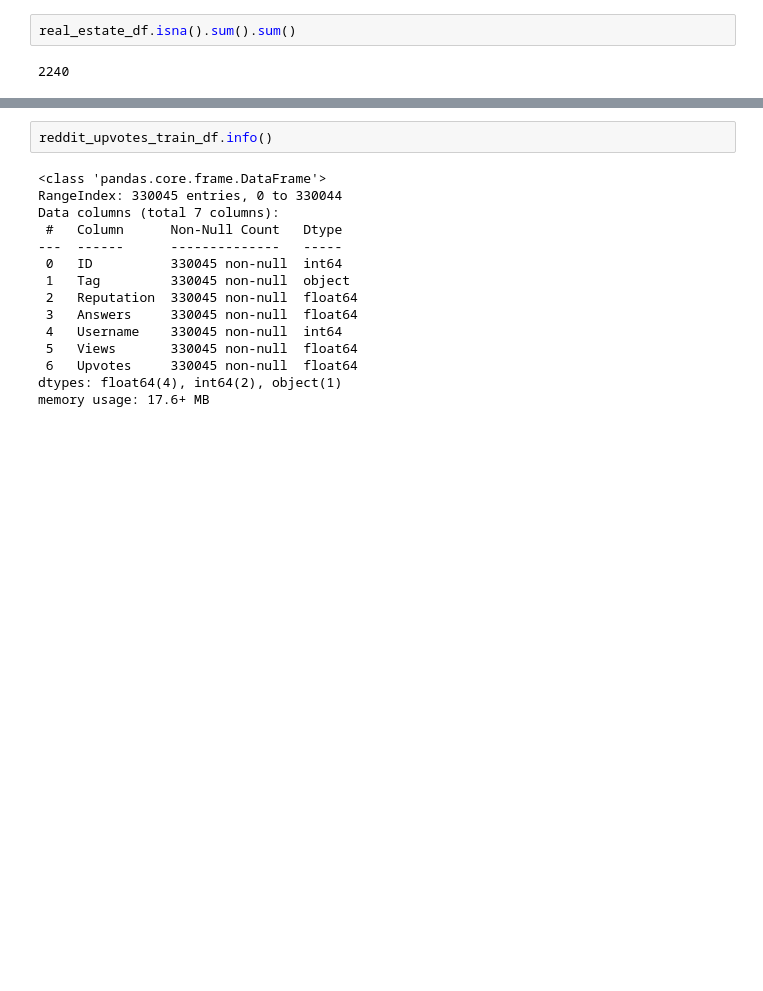
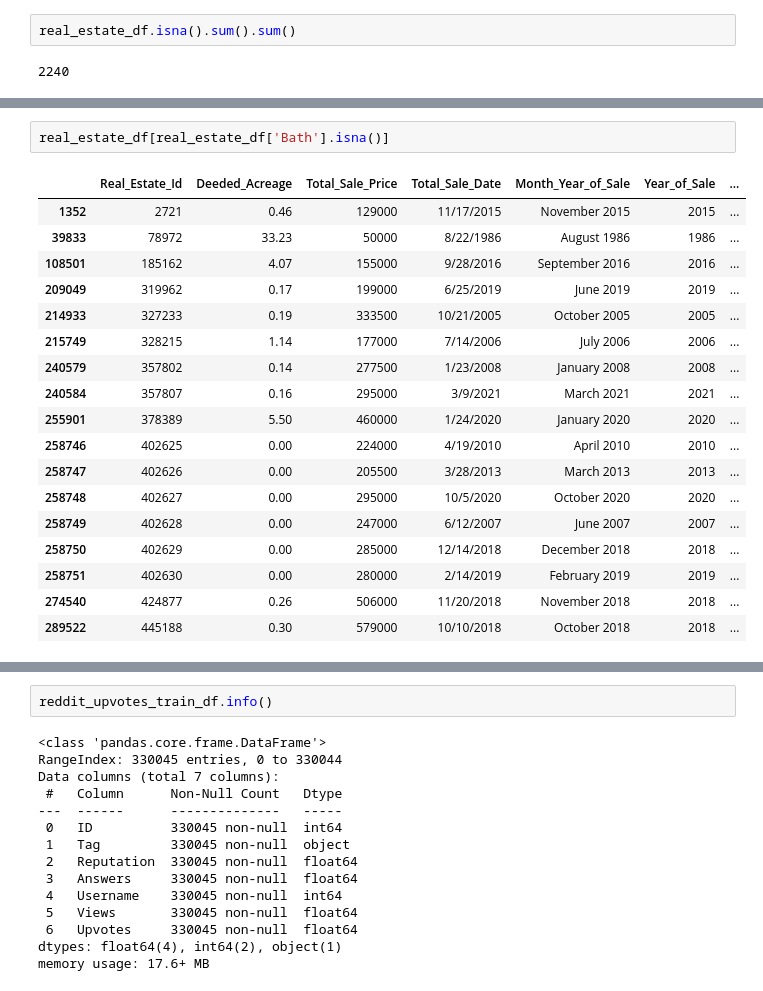
Before and after one commit to jcarballo1/CS7394_AppliedML, a Jupyter notebook: Project3/Project03.ipynb, the cells around one changed output, grey strips where cells are left out. Cells and saved outputs as stored; diff of their text form; blank space fills up the shorter version.

```diff
--- a/Project3/Project03.ipynb
+++ b/Project3/Project03.ipynb
@@ -108,0 +159,21 @@ real_estate_df.isna().sum().sum()
+# %%
+real_estate_df[real_estate_df['Bath'].isna()]
+# %% [output]
+|  | Real_Estate_Id | Deeded_Acreage | Total_Sale_Price | Total_Sale_Date | Month_Year_of_Sale | Year_of_Sale | ... |
+| 1352 | 2721 | 0.46 | 129000 | 11/17/2015 | November 2015 | 2015 | ... |
+| 39833 | 78972 | 33.23 | 50000 | 8/22/1986 | August 1986 | 1986 | ... |
+| 108501 | 185162 | 4.07 | 155000 | 9/28/2016 | September 2016 | 2016 | ... |
+| 209049 | 319962 | 0.17 | 199000 | 6/25/2019 | June 2019 | 2019 | ... |
+| 214933 | 327233 | 0.19 | 333500 | 10/21/2005 | October 2005 | 2005 | ... |
+| 215749 | 328215 | 1.14 | 177000 | 7/14/2006 | July 2006 | 2006 | ... |
+| 240579 | 357802 | 0.14 | 277500 | 1/23/2008 | January 2008 | 2008 | ... |
+| 240584 | 357807 | 0.16 | 295000 | 3/9/2021 | March 2021 | 2021 | ... |
+| 255901 | 378389 | 5.50 | 460000 | 1/24/2020 | January 2020 | 2020 | ... |
+| 258746 | 402625 | 0.00 | 224000 | 4/19/2010 | April 2010 | 2010 | ... |
+| 258747 | 402626 | 0.00 | 205500 | 3/28/2013 | March 2013 | 2013 | ... |
+| 258748 | 402627 | 0.00 | 295000 | 10/5/2020 | October 2020 | 2020 | ... |
+| 258749 | 402628 | 0.00 | 247000 | 6/12/2007 | June 2007 | 2007 | ... |
+| 258750 | 402629 | 0.00 | 285000 | 12/14/2018 | December 2018 | 2018 | ... |
+| 258751 | 402630 | 0.00 | 280000 | 2/14/2019 | February 2019 | 2019 | ... |
+| 274540 | 424877 | 0.26 | 506000 | 11/20/2018 | November 2018 | 2018 | ... |
+| 289522 | 445188 | 0.30 | 579000 | 10/10/2018 | October 2018 | 2018 | ... |
```
Also changed, not shown: parts of 14 cells of this notebook.
